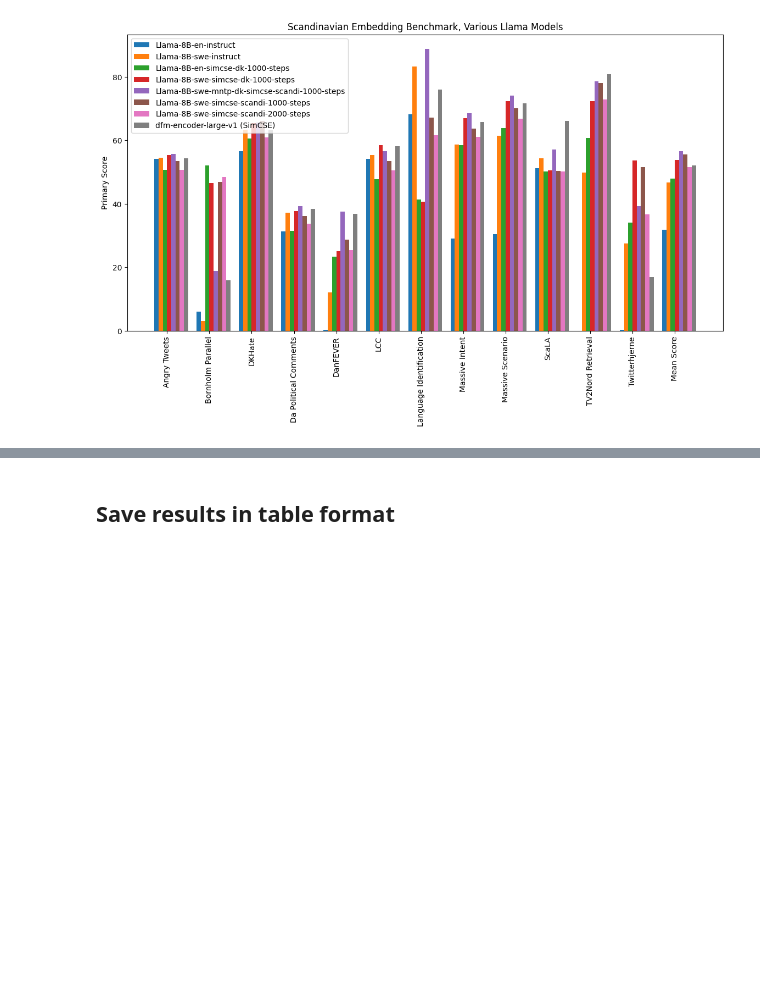
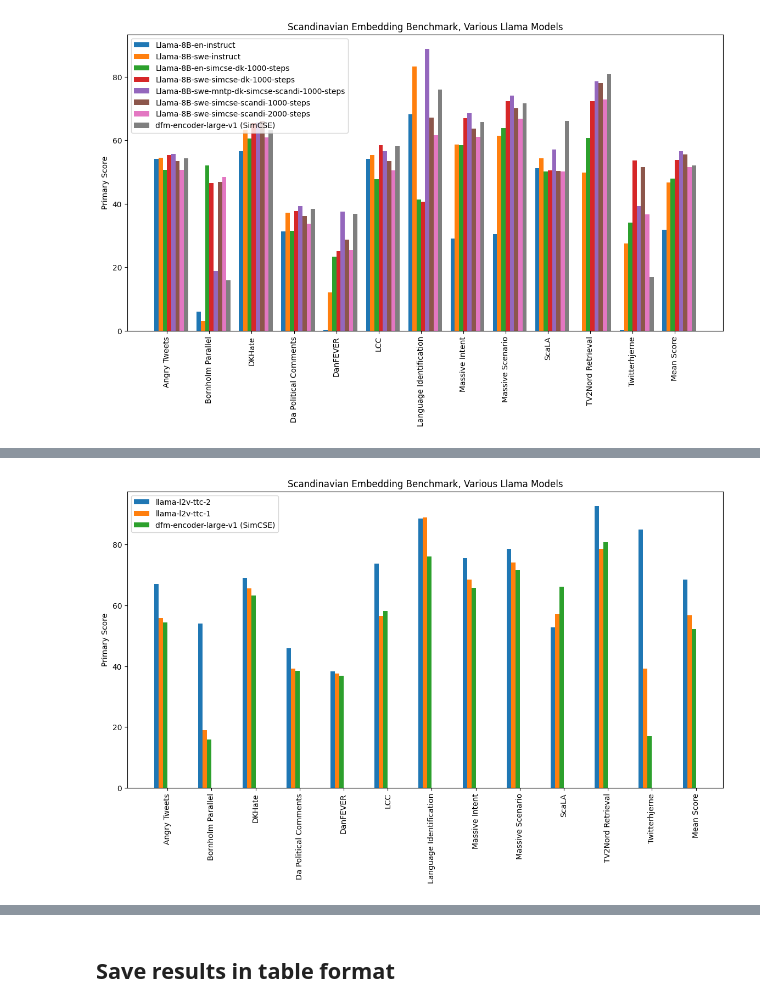
Before and after one commit to jalkestrup/llm2vec-da, a Jupyter notebook: seb/llm2vec_train_results.ipynb, the cells around one changed output, grey strips where cells are left out. Saved outputs shown, nothing was run; the diff lists cells and outputs as text; code cells hidden in the pictures; blank space fills up the shorter version.

Commit message:
Ran seb eval on ttc v2

```diff
--- a/seb/llm2vec_train_results.ipynb
+++ b/seb/llm2vec_train_results.ipynb
@@ -2667,3 +2667,101 @@ plt.show()
 /teamspace/studios/this_studio/llm2vec-da/seb
 /teamspace/studios/this_studio/llm2vec-da/seb
 [figure]
+# %%
+import pickle
+import numpy as np
+import matplotlib.pyplot as plt
+
+# figure out where our code/data live
+try:
+    # when running as a .py script this will work
+    script_dir = os.path.dirname(os.path.abspath(__file__))
+except NameError:
+    # in notebooks or IPython sessions fall back to cwd
+    script_dir = os.getcwd()
+
+# now point at your evals folder
+base_path = os.path.join(script_dir, 'evals')
+print("Looking for .pkl files in:", base_path)
+
+files_and_labels = {
+    'llama_swe_synth_1000': os.path.join(
+        base_path,
+        'SEB_eval_llama-8b-swe-l2v-mntp-2-synth-1000-steps.pkl'
+    ),
+    'llama_swe_synth_500': f'{base_path}'/SEB_eval_TTC-L2V-supervised-2-(500 steps)
+    'llama_swe_simcse_wikidk_1000_wikiscandi_1000': f'{base_path}/SEB_eval_llama-8b-swe-llm2vec-simcse-dk-wiki-scandi-1000-steps.pkl'
+}
+# Load and calculate scores
+main_scores = {}
+for label, filepath in files_and_labels.items():
+    print(os.getcwd())
+    with open(filepath, 'rb') as f:
+        results = pickle.load(f)
+    if label == 'llama_en_simcse_wikidk_1000': #Ups did the benchmark on all SEB only first 12 is DK
+        scores = [res.get_main_score() for res in results[0][:12]]
+    else:
+        scores = [res.get_main_score() for res in results[0]]
+    mean_score = np.mean(scores)
+    scores.append(mean_score)
+    main_scores[label] = scores
+
+# Task names
+task_names = [res.task_name for res in results[0]]
+task_names.append('Mean Score')
+
+# Separate "Mean Score" and handle sorting for other task names
+tasks_except_mean = task_names[:-1]  # Exclude 'Mean Score'
+sorted_indices_except_mean = sorted(range(len(tasks_except_mean)), key=lambda k: tasks_except_mean[k])
+sorted_task_names = [tasks_except_mean[i] for i in sorted_indices_except_mean]
+
+# After sorting, re-append 'Mean Score' at the end
+sorted_task_names.append('Mean Score')
+
+
+
+# Reorder the scores in main_scores using the sorted_indices_except_mean
+for key in main_scores:
+    # Exclude the mean score from sorting, and sort the rest
+    sorted_scores_except_mean = [main_scores[key][i] for i in sorted_indices_except_mean]
+
+    # Append the 'Mean Score' at the end
+    sorted_scores_except_mean.append(main_scores[key][-1])
+    main_scores[key] = sorted_scores_except_mean
+
+# Update task_names to sorted_task_names
+task_names = sorted_task_names
+
+# Multiply all scores by 100
+for key in main_scores:
+    main_scores[key] = [score * 100 for score in main_scores[key]]
+
+#Manually add the below to the list
+dfm_simcse = {'dfm-encoder-large-v1 (SimCSE)': [54.4, 15.9, 63.2, 38.5, 36.9, 58.1, 76.0, 65.8, 71.6, 66.1, 80.8, 17.0, 52.2]}
+for key in dfm_simcse:
+    main_scores[key] = dfm_simcse[key]
+
+
+# Plotting
+fig, ax = plt.subplots(figsize=(14, 7))
+bar_width = 0.1
+index = np.arange(len(task_names))
+
+# Define the order and labeling of the plot bars
+order_and_labels = [
+    ('llama_swe_synth_1000', 'llama-l2v-ttc-2'),
+    ('llama_swe_simcse_wikidk_1000_wikiscandi_1000', 'llama-l2v-ttc-1'),
+    ('dfm-encoder-large-v1 (SimCSE)', 'dfm-encoder-large-v1 (SimCSE)')
+]
+
+
+for i, (key, label) in enumerate(order_and_labels):
+    ax.bar(index + i * bar_width, main_scores[key], bar_width, label=label)
+
+ax.set_xticks(index + 2.5 * bar_width)  # Center labels
+ax.set_xticklabels(task_names, rotation=90)
+ax.set_ylabel('Primary Score')
+ax.set_title('Scandinavian Embedding Benchmark, Various Llama Models')
+ax.legend()
+plt.show()
+# %% [output]
@@ -2669,0 +2771 @@ plt.show()
+[figure, added]
```
Also changed, not shown: parts of 2 cells of this notebook, 4 other files.
